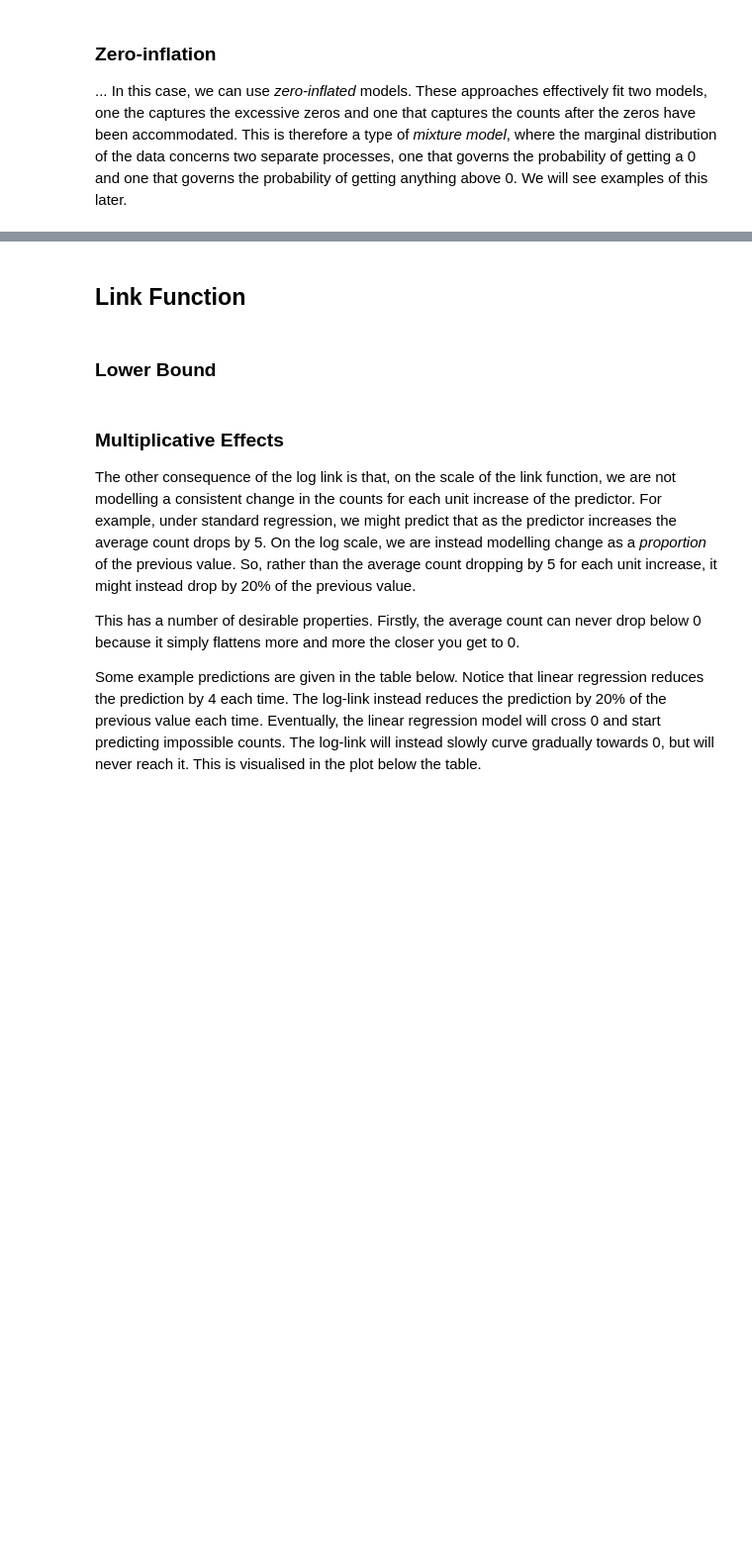
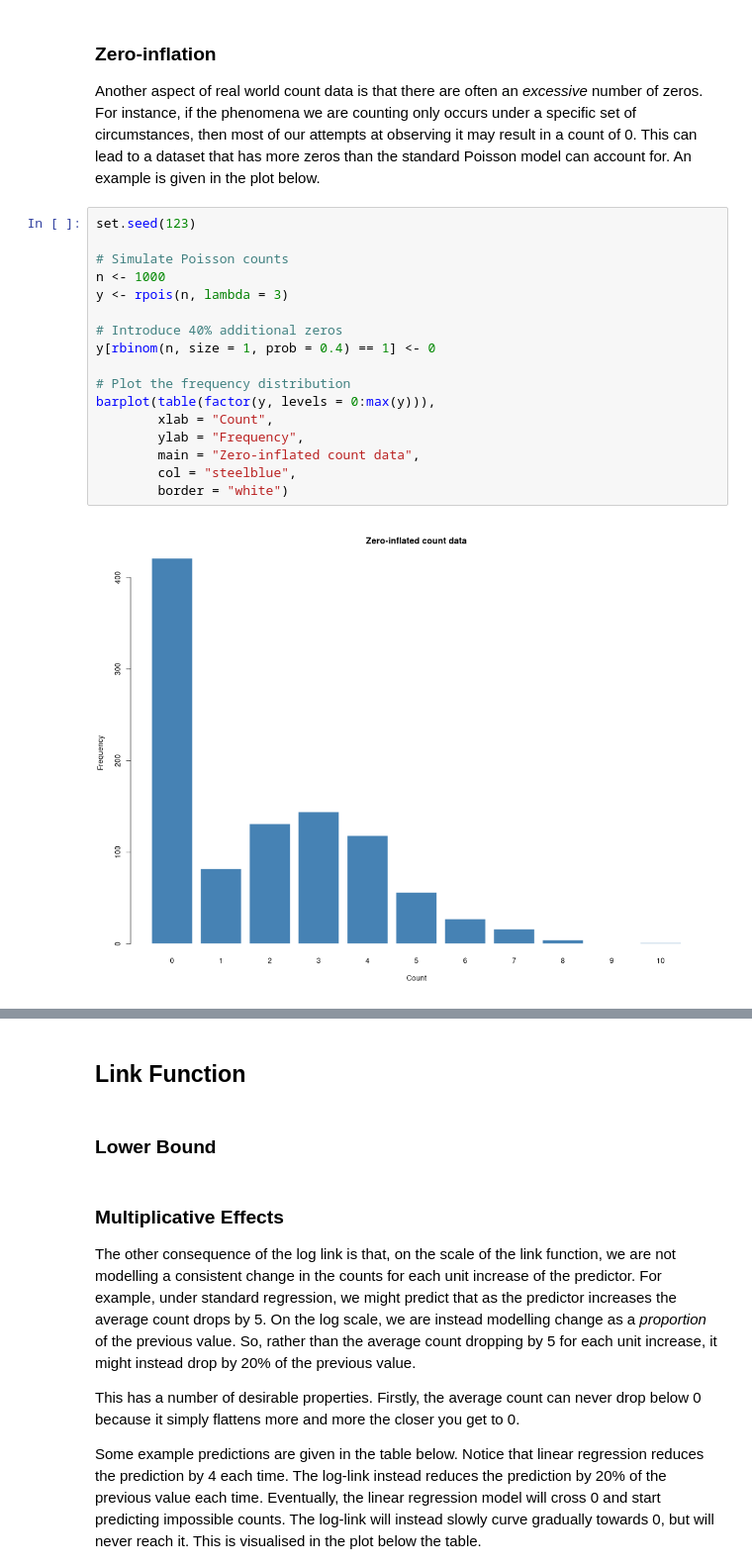
Before and after one commit to PCHN63112-Generalised-Linear-Mixed/poisson-gamma-regression, a Jupyter notebook: 1.poisson/1.basic-model.ipynb, the cells around one changed output, grey strips where cells are left out. Shown at 99% size. Drawn from its saved outputs; the diff is of its cells as text; blank space fills up the shorter version.

```diff
--- a/1.poisson/1.basic-model.ipynb
+++ b/1.poisson/1.basic-model.ipynb
@@ -24,3 +50,22 @@ There is actually a deeper connection between the binomial and Poisson distribut
 # %% [markdown]
 ### Zero-inflation
-... In this case, we can use *zero-inflated* models. These approaches effectively fit two models, one the captures the excessive zeros and one that captures the counts after the zeros have been accommodated. This is therefore a type of *mixture model*, where the marginal distribution of the data concerns two separate processes, one that governs the probability of getting a 0 and one that governs the probability of getting anything above 0. We will see examples of this later.
+Another aspect of real world count data is that there are often an *excessive* number of zeros. For instance, if the phenomena we are counting only occurs under a specific set of circumstances, then most of our attempts at observing it may result in a count of 0. This can lead to a dataset that has more zeros than the standard Poisson model can account for. An example is given in the plot below.
+# %%
+set.seed(123)
+
+# Simulate Poisson counts
+n <- 1000
+y <- rpois(n, lambda = 3)
+
+# Introduce 40% additional zeros
+y[rbinom(n, size = 1, prob = 0.4) == 1] <- 0
+
+# Plot the frequency distribution
+barplot(table(factor(y, levels = 0:max(y))),
+        xlab = "Count",
+        ylab = "Frequency",
+        main = "Zero-inflated count data",
+        col = "steelblue",
+        border = "white")
+# %% [output]
+[figure, added]
```
Also changed, not shown: parts of 6 cells of this notebook.
